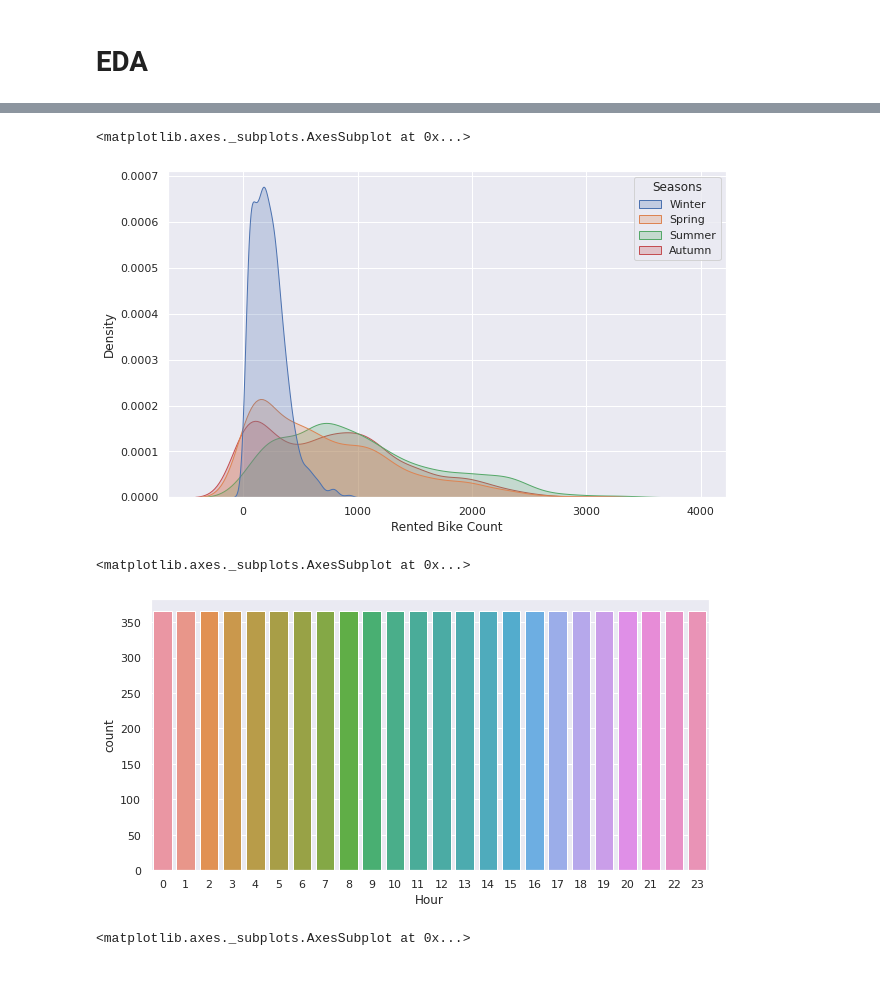
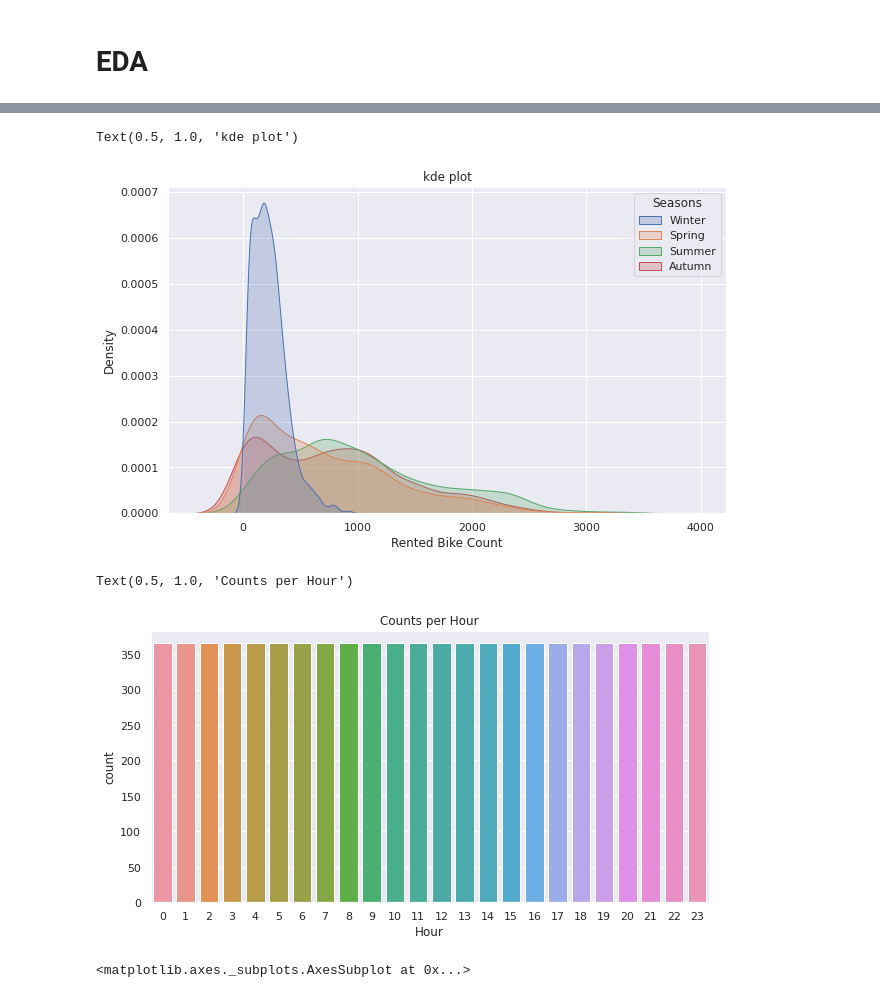
Before and after one commit to handetushar/Bike-Sharing-Demand-Prediction, a Jupyter notebook: Bike_Sharing_Demand_Prediction_Capstone_Project.ipynb, the cells around one changed output, grey strips where cells are left out. Drawn from its saved outputs; the diff is of its cells as text; code cells hidden in the pictures.

```diff
--- a/Bike_Sharing_Demand_Prediction_Capstone_Project.ipynb
+++ b/Bike_Sharing_Demand_Prediction_Capstone_Project.ipynb
@@ -131,17 +142,19 @@ sns.boxplot(df['Rented Bike Count'])
 # %%
 #kdeplot
 plt.figure(figsize=(10, 6))
 sns.kdeplot(data=df, x='Rented Bike Count', hue='Seasons', fill='True')
+plt.title('kde plot')
 # %% [output]
-<matplotlib.axes._subplots.AxesSubplot at 0x...>
+Text(0.5, 1.0, 'kde plot')
-[figure, old version]
+[figure, new version]
 # %%
 #Countplot for hours
 plt.figure(figsize=(10, 5))
 sns.countplot(df['Hour'])
+plt.title('Counts per Hour')
 # %% [output]
-<matplotlib.axes._subplots.AxesSubplot at 0x...>
+Text(0.5, 1.0, 'Counts per Hour')
-[figure, old version]
+[figure, new version]
 # %%
 # display distribution of the independent features
 sns.set(rc={"figure.figsize": (20, 10)})
```
Also changed, not shown: parts of 73 cells of this notebook.
